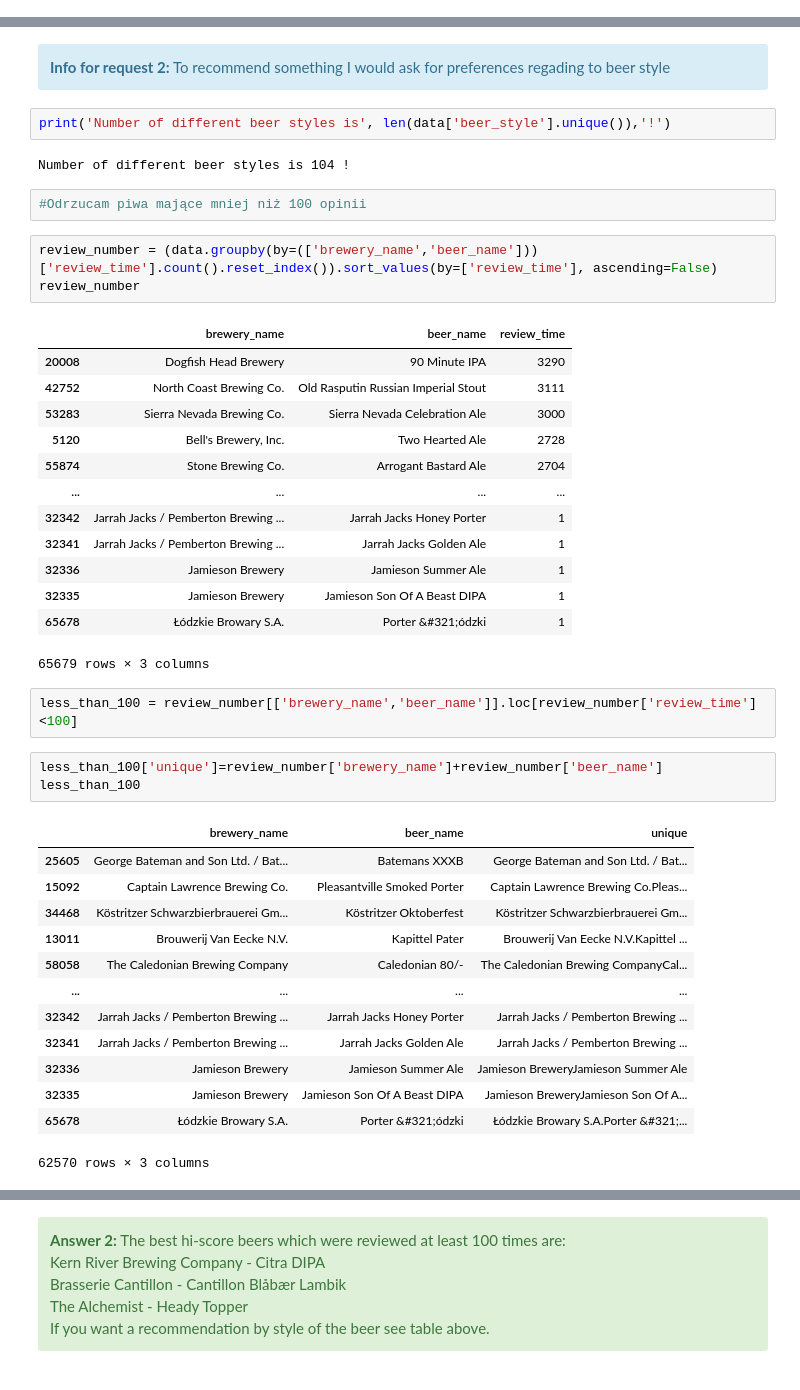
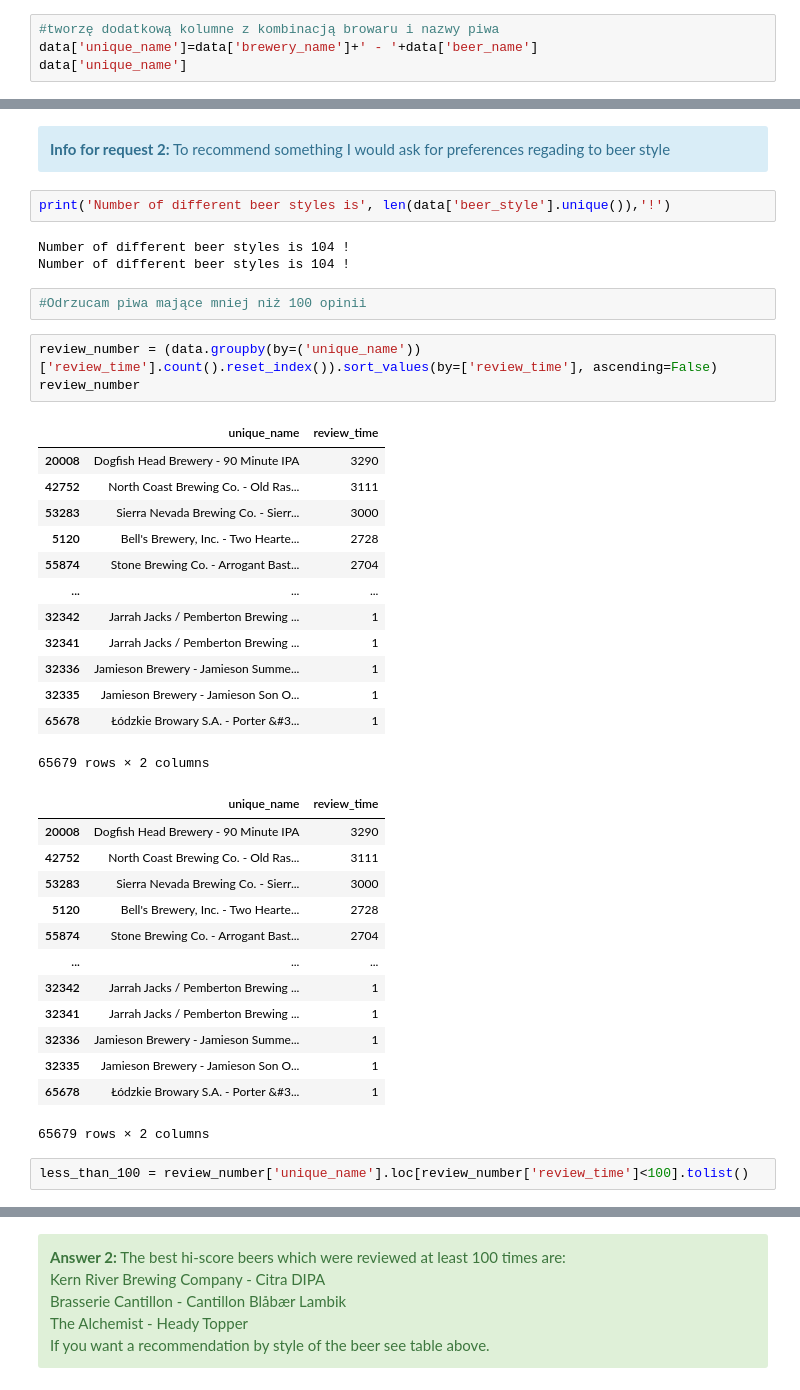
Before and after one commit to dizzit84/Beers, a Jupyter notebook: Beers_task.ipynb, the cells around one changed output, grey strips where cells are left out. Cells and saved outputs as stored; diff of their text form.

```diff
--- a/Beers_task.ipynb
+++ b/Beers_task.ipynb
@@ -81,0 +138,4 @@ data[['brewery_name','beer_name','beer_abv']].drop_duplicates().sort_values(by='
+# %%
+#tworzę dodatkową kolumne z kombinacją browaru i nazwy piwa
+data['unique_name']=data['brewery_name']+' - '+data['beer_name']
+data['unique_name']
@@ -108,41 +206,38 @@ data_abv_nan = data.loc[data['beer_abv'].isnull()]
 print('Number of different beer styles is', len(data['beer_style'].unique()),'!')
 # %% [output]
 Number of different beer styles is 104 !
+Number of different beer styles is 104 !
 # %%
 #Odrzucam piwa mające mniej niż 100 opinii
 # %%
-review_number = (data.groupby(by=(['brewery_name','beer_name']))['review_time'].count().reset_index()).sort_values(by=['review_time'], ascending=False)
+review_number = (data.groupby(by=('unique_name'))['review_time'].count().reset_index()).sort_values(by=['review_time'], ascending=False)
 review_number
 # %% [output]
-|  | brewery_name | beer_name | review_time |
-| 20008 | Dogfish Head Brewery | 90 Minute IPA | 3290 |
-| 42752 | North Coast Brewing Co. | Old Rasputin Russian Imperial Stout | 3111 |
-| 53283 | Sierra Nevada Brewing Co. | Sierra Nevada Celebration Ale | 3000 |
-| 5120 | Bell's Brewery, Inc. | Two Hearted Ale | 2728 |
-| 55874 | Stone Brewing Co. | Arrogant Bastard Ale | 2704 |
-| ... | ... | ... | ... |
-| 32342 | Jarrah Jacks / Pemberton Brewing ... | Jarrah Jacks Honey Porter | 1 |
-| 32341 | Jarrah Jacks / Pemberton Brewing ... | Jarrah Jacks Golden Ale | 1 |
-| 32336 | Jamieson Brewery | Jamieson Summer Ale | 1 |
-| 32335 | Jamieson Brewery | Jamieson Son Of A Beast DIPA | 1 |
-| 65678 | Łódzkie Browary S.A. | Porter &#321;ódzki | 1 |
+|  | unique_name | review_time |
+| 20008 | Dogfish Head Brewery - 90 Minute IPA | 3290 |
+| 42752 | North Coast Brewing Co. - Old Ras... | 3111 |
+| 53283 | Sierra Nevada Brewing Co. - Sierr... | 3000 |
+| 5120 | Bell's Brewery, Inc. - Two Hearte... | 2728 |
+| 55874 | Stone Brewing Co. - Arrogant Bast... | 2704 |
+| ... | ... | ... |
+| 32342 | Jarrah Jacks / Pemberton Brewing ... | 1 |
+| 32341 | Jarrah Jacks / Pemberton Brewing ... | 1 |
+| 32336 | Jamieson Brewery - Jamieson Summe... | 1 |
+| 32335 | Jamieson Brewery - Jamieson Son O... | 1 |
+| 65678 | Łódzkie Browary S.A. - Porter &#3... | 1 |
-65679 rows × 3 columns
+65679 rows × 2 columns
+|  | unique_name | review_time |
+| 20008 | Dogfish Head Brewery - 90 Minute IPA | 3290 |
+| 42752 | North Coast Brewing Co. - Old Ras... | 3111 |
+| 53283 | Sierra Nevada Brewing Co. - Sierr... | 3000 |
+| 5120 | Bell's Brewery, Inc. - Two Hearte... | 2728 |
+| 55874 | Stone Brewing Co. - Arrogant Bast... | 2704 |
+| ... | ... | ... |
+| 32342 | Jarrah Jacks / Pemberton Brewing ... | 1 |
+| 32341 | Jarrah Jacks / Pemberton Brewing ... | 1 |
+| 32336 | Jamieson Brewery - Jamieson Summe... | 1 |
+| 32335 | Jamieson Brewery - Jamieson Son O... | 1 |
+| 65678 | Łódzkie Browary S.A. - Porter &#3... | 1 |
+65679 rows × 2 columns
 # %%
-less_than_100 = review_number[['brewery_name','beer_name']].loc[review_number['review_time']<100]
+less_than_100 = review_number['unique_name'].loc[review_number['review_time']<100].tolist()
-# %%
-less_than_100['unique']=review_number['brewery_name']+review_number['beer_name']
-less_than_100
-# %% [output]
-|  | brewery_name | beer_name | unique |
-| 25605 | George Bateman and Son Ltd. / Bat... | Batemans XXXB | George Bateman and Son Ltd. / Bat... |
-| 15092 | Captain Lawrence Brewing Co. | Pleasantville Smoked Porter | Captain Lawrence Brewing Co.Pleas... |
-| 34468 | Köstritzer Schwarzbierbrauerei Gm... | Köstritzer Oktoberfest | Köstritzer Schwarzbierbrauerei Gm... |
-| 13011 | Brouwerij Van Eecke N.V. | Kapittel Pater | Brouwerij Van Eecke N.V.Kapittel ... |
-| 58058 | The Caledonian Brewing Company | Caledonian 80/- | The Caledonian Brewing CompanyCal... |
-| ... | ... | ... | ... |
-| 32342 | Jarrah Jacks / Pemberton Brewing ... | Jarrah Jacks Honey Porter | Jarrah Jacks / Pemberton Brewing ... |
-| 32341 | Jarrah Jacks / Pemberton Brewing ... | Jarrah Jacks Golden Ale | Jarrah Jacks / Pemberton Brewing ... |
-| 32336 | Jamieson Brewery | Jamieson Summer Ale | Jamieson BreweryJamieson Summer Ale |
-| 32335 | Jamieson Brewery | Jamieson Son Of A Beast DIPA | Jamieson BreweryJamieson Son Of A... |
-| 65678 | Łódzkie Browary S.A. | Porter &#321;ódzki | Łódzkie Browary S.A.Porter &#321;... |
-62570 rows × 3 columns
```
Also changed, not shown: parts of 28 cells of this notebook.
